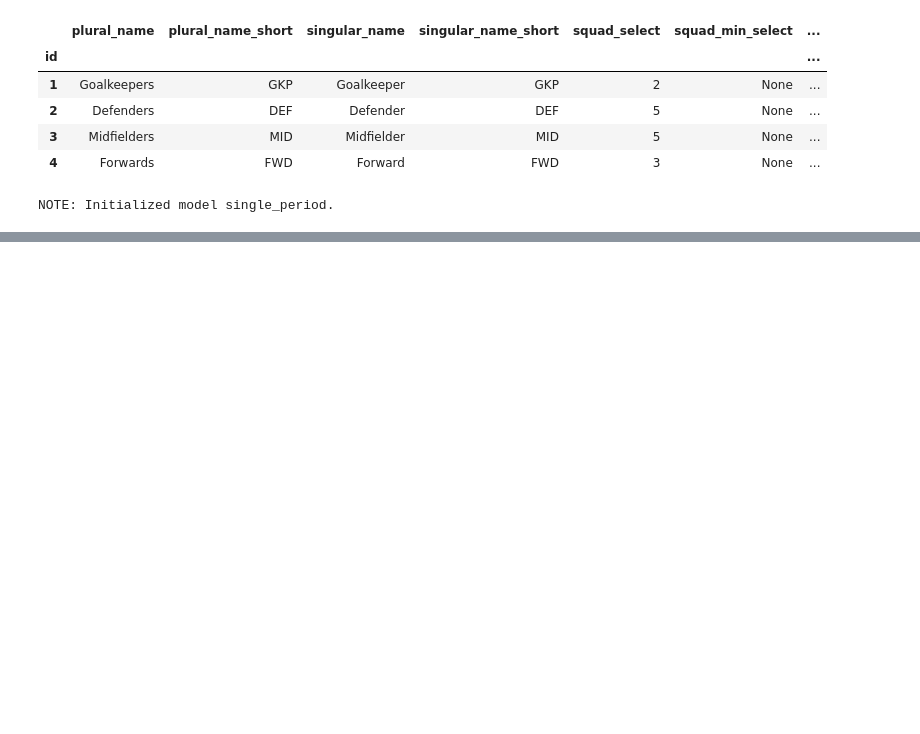
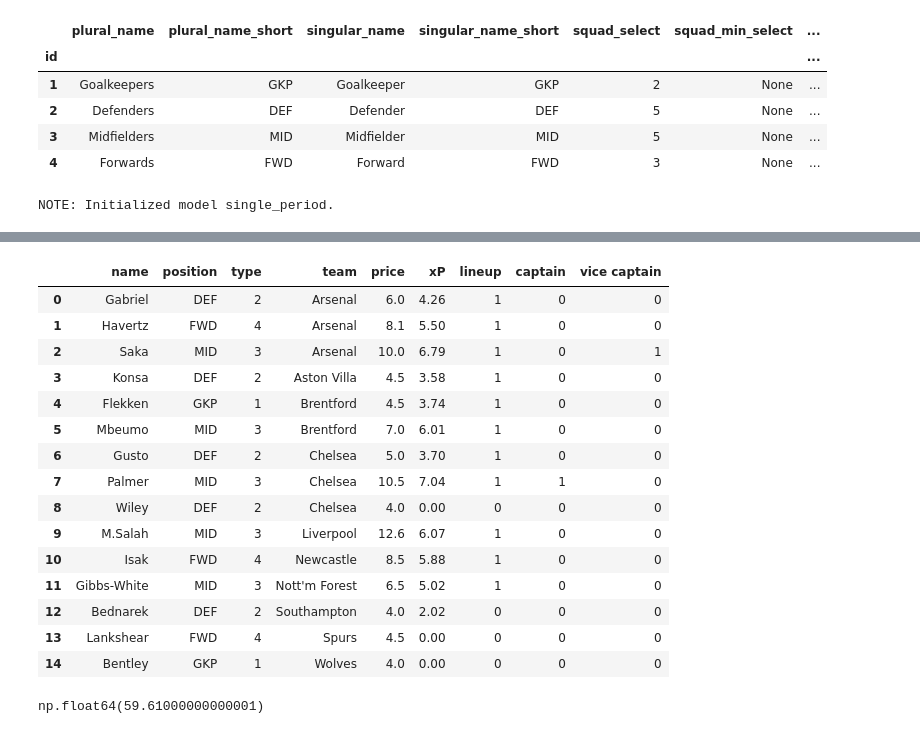
Before and after one commit to arijul2/FPL-Optimization, a Jupyter notebook: notebooks/Single Period FPL.ipynb, the cells around one changed output, grey strips where cells are left out. Saved outputs shown, nothing was run; the diff lists cells and outputs as text; code cells hidden in the pictures; blank space fills up the shorter version.

```diff
--- a/notebooks/Single Period FPL.ipynb
+++ b/notebooks/Single Period FPL.ipynb
@@ -164,0 +170,5 @@ model.add_constraints((so.expr_sum(squad[p] for p in players if merged_data.loc[
+# %%
+total_points = so.expr_sum(merged_data.loc[p, f'{next_gw}_Pts'] * (lineup[p] + captain[p] + 0.1*vicecap[p])
+                           for p in players)
+# %%
+model.set_objective(-total_points, sense='N', name='total_xp'); # -total_points because it is minimizing the minimizer
@@ -164,0 +202,47 @@ model.add_constraints((so.expr_sum(squad[p] for p in players if merged_data.loc[
+# %%
+with open('sp_solution.txt', 'r') as f:
+    for line in f:
+        if 'objective value' in line:
+            continue
+        words = line.split()
+        var = model.get_variable(words[1])
+        var.set_value(float(words[2]))
+# %%
+picks = []
+for p in players:
+    if squad[p].get_value() > 0.5:
+        lp = merged_data.loc[p]
+        is_lineup = 1 if lineup[p].get_value() > 0.5 else 0
+        is_captain = 1 if captain[p].get_value() > 0.5 else 0
+        is_vicecap = 1 if vicecap[p].get_value() > 0.5 else 0
+        position = type_data.loc[lp['element_type'], 'singular_name_short']
+        picks.append([
+            lp['web_name'], position, lp['element_type'], lp['name'], lp['now_cost']/10,
+            round(lp[f'{next_gw}_Pts'], 2), is_lineup, is_captain, is_vicecap
+        ])
+
+picks_df = pd.DataFrame(picks, columns = ['name', 'position', 'type', 'team', 'price', 'xP', 'lineup',
+                                          'captain', 'vice captain'])
+# %%
+picks_df
+# %% [output]
+|  | name | position | type | team | price | xP | lineup | captain | vice captain |
+| 0 | Gabriel | DEF | 2 | Arsenal | 6.0 | 4.26 | 1 | 0 | 0 |
+| 1 | Havertz | FWD | 4 | Arsenal | 8.1 | 5.50 | 1 | 0 | 0 |
+| 2 | Saka | MID | 3 | Arsenal | 10.0 | 6.79 | 1 | 0 | 1 |
+| 3 | Konsa | DEF | 2 | Aston Villa | 4.5 | 3.58 | 1 | 0 | 0 |
+| 4 | Flekken | GKP | 1 | Brentford | 4.5 | 3.74 | 1 | 0 | 0 |
+| 5 | Mbeumo | MID | 3 | Brentford | 7.0 | 6.01 | 1 | 0 | 0 |
+| 6 | Gusto | DEF | 2 | Chelsea | 5.0 | 3.70 | 1 | 0 | 0 |
+| 7 | Palmer | MID | 3 | Chelsea | 10.5 | 7.04 | 1 | 1 | 0 |
+| 8 | Wiley | DEF | 2 | Chelsea | 4.0 | 0.00 | 0 | 0 | 0 |
+| 9 | M.Salah | MID | 3 | Liverpool | 12.6 | 6.07 | 1 | 0 | 0 |
+| 10 | Isak | FWD | 4 | Newcastle | 8.5 | 5.88 | 1 | 0 | 0 |
+| 11 | Gibbs-White | MID | 3 | Nott'm Forest | 6.5 | 5.02 | 1 | 0 | 0 |
+| 12 | Bednarek | DEF | 2 | Southampton | 4.0 | 2.02 | 0 | 0 | 0 |
+| 13 | Lankshear | FWD | 4 | Spurs | 4.5 | 0.00 | 0 | 0 | 0 |
+| 14 | Bentley | GKP | 1 | Wolves | 4.0 | 0.00 | 0 | 0 | 0 |
+# %%
+picks_df['xP'].sum()
+# %% [output]
+np.float64(59.61000000000001)
```
Also changed, not shown: parts of 9 cells of this notebook, 2 other files.
